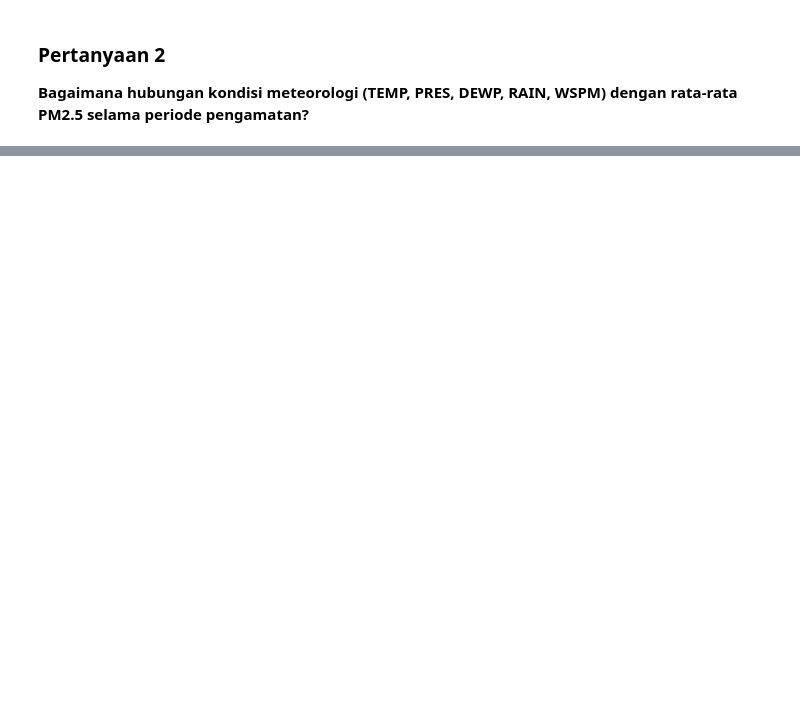
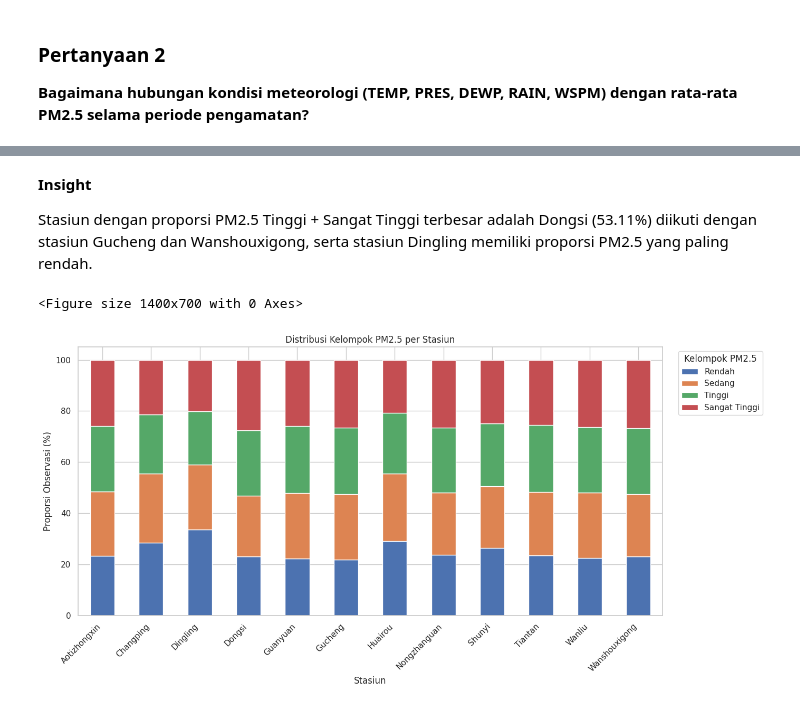
Before and after one commit to putraharifin/submission_air_quality, a Jupyter notebook: notebook.ipynb, the cells around one changed output, grey strips where cells are left out. Saved outputs shown, nothing was run; the diff lists cells and outputs as text; code cells hidden in the pictures; blank space fills up the shorter version.

```diff
--- a/notebook.ipynb
+++ b/notebook.ipynb
@@ -363,0 +820,26 @@ Notebook ini sengaja tidak mengarang angka hasil karena 12 CSV dataset belum dis
+# %% [markdown]
+**Insight**
+
+Stasiun dengan proporsi PM2.5 Tinggi + Sangat Tinggi terbesar adalah Dongsi (53.11%) diikuti dengan stasiun Gucheng dan Wanshouxigong, serta stasiun Dingling memiliki proporsi PM2.5 yang paling rendah.
+# %%
+# Visualisasi 7: distribusi kategori PM2.5 per stasiun
+plt.figure(figsize=(14, 7))
+group_pct.plot(
+    kind="bar",
+    stacked=True,
+    figsize=(14, 7)
+)
+plt.title("Distribusi Kelompok PM2.5 per Stasiun")
+plt.xlabel("Stasiun")
+plt.ylabel("Proporsi Observasi (%)")
+plt.xticks(rotation=45, ha="right")
+plt.legend(
+    title="Kelompok PM2.5",
+    bbox_to_anchor=(1.02, 1),
+    loc="upper left"
+)
+plt.tight_layout()
+plt.show()
+# %% [output]
+<Figure size 1400x700 with 0 Axes>
+[figure, added]
```
Also changed, not shown: parts of 49 cells of this notebook, 4 other files.
